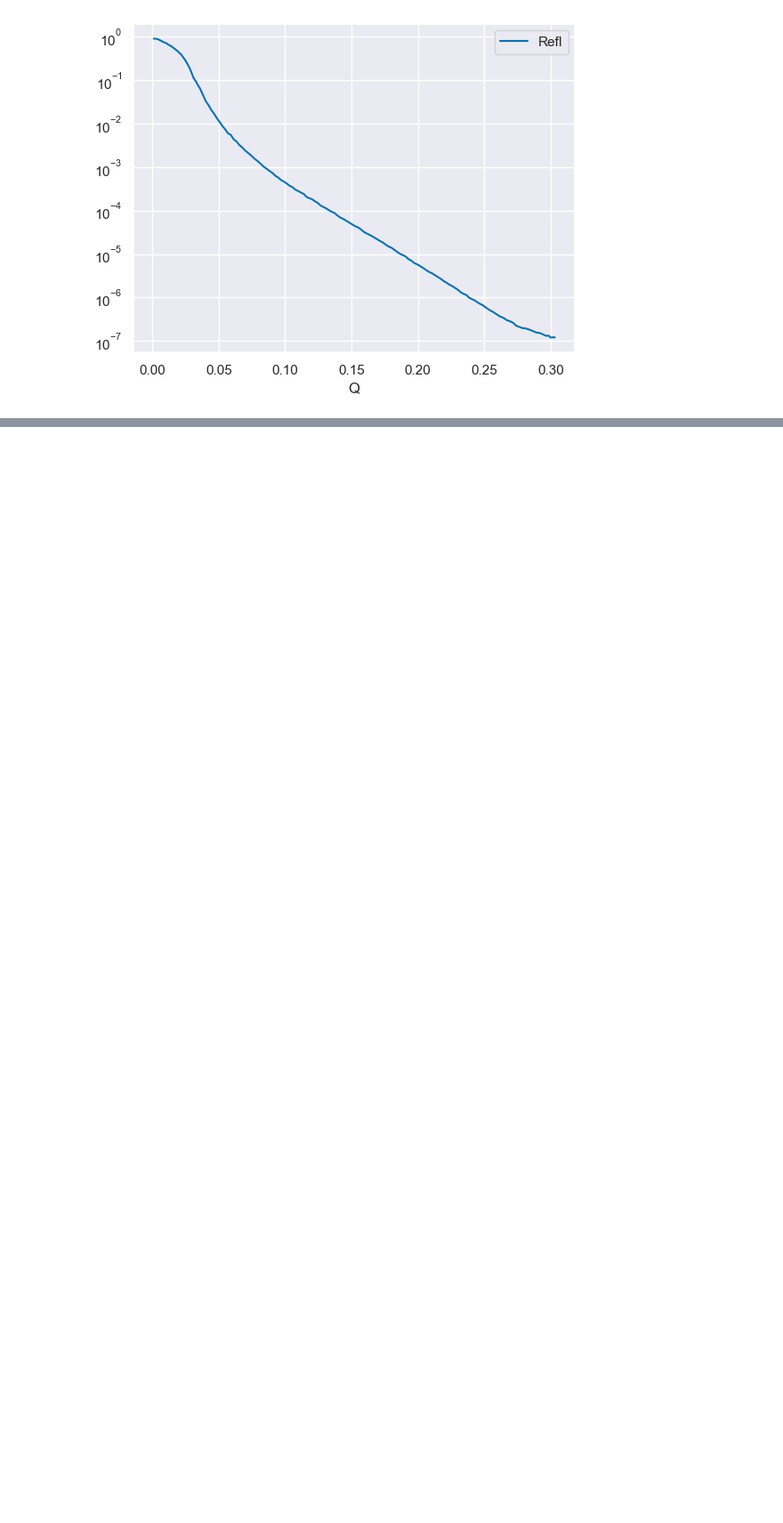
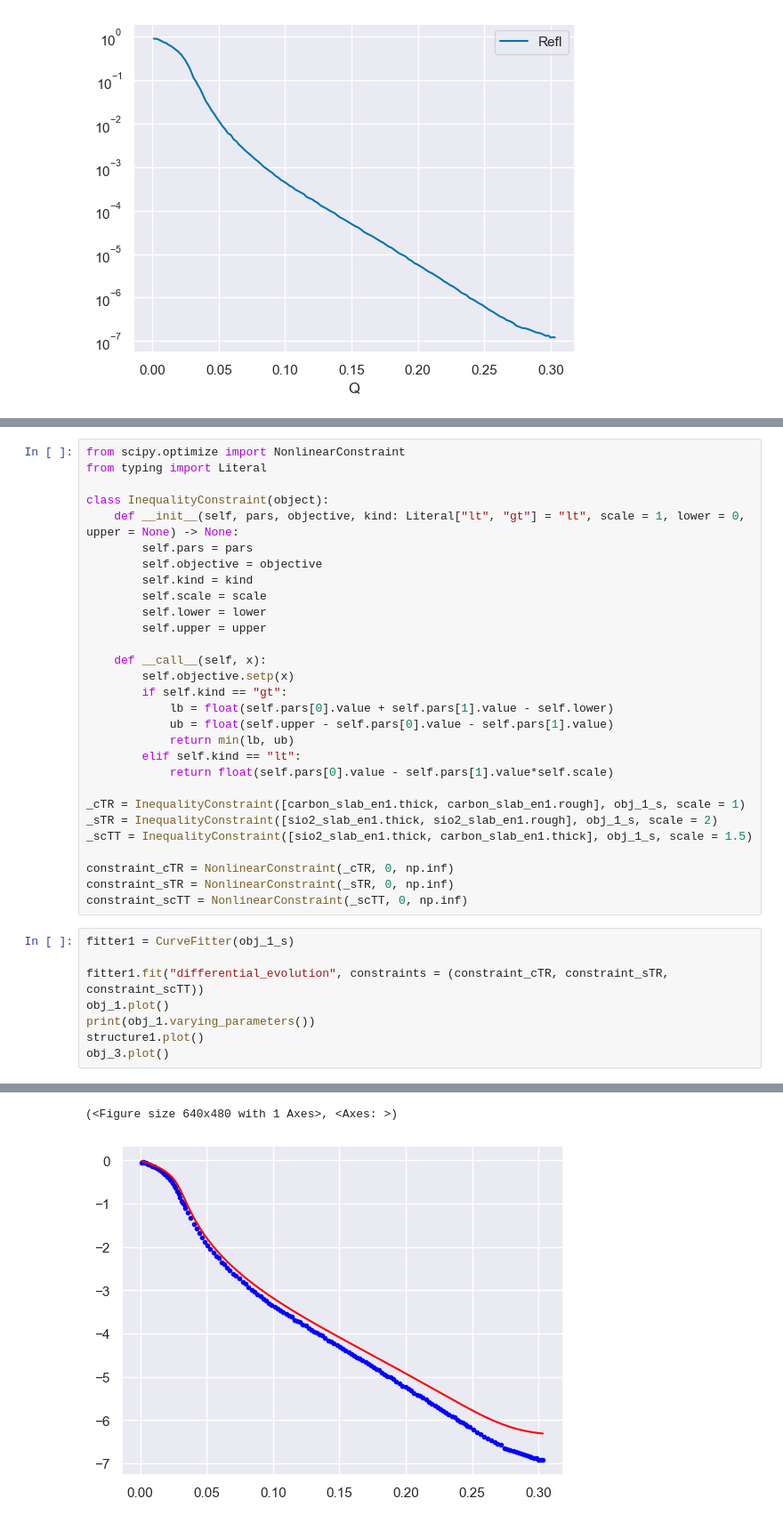
Before and after one commit to WSU-Carbon-Lab/pyref, a Jupyter notebook: src/BareSiFitting.ipynb, the cells around one changed output, grey strips where cells are left out. Shown at 89% size. Cells and saved outputs as stored; diff of their text form; blank space fills up the shorter version.

```diff
--- a/src/BareSiFitting.ipynb
+++ b/src/BareSiFitting.ipynb
@@ -392,0 +228,38 @@ Right away this is not ideal. The roughness of carbon is larger than the thickne
+# %%
+from scipy.optimize import NonlinearConstraint
+from typing import Literal
+
+class InequalityConstraint(object):
+    def __init__(self, pars, objective, kind: Literal["lt", "gt"] = "lt", scale = 1, lower = 0, upper = None) -> None:
+        self.pars = pars
+        self.objective = objective
+        self.kind = kind
+        self.scale = scale
+        self.lower = lower
+        self.upper = upper
+
+    def __call__(self, x):
+        self.objective.setp(x)
+        if self.kind == "gt":
+            lb = float(self.pars[0].value + self.pars[1].value - self.lower)
+            ub = float(self.upper - self.pars[0].value - self.pars[1].value)
+            return min(lb, ub)
+        elif self.kind == "lt":
+            return float(self.pars[0].value - self.pars[1].value*self.scale)
+
+_cTR = InequalityConstraint([carbon_slab_en1.thick, carbon_slab_en1.rough], obj_1_s, scale = 1)
+_sTR = InequalityConstraint([sio2_slab_en1.thick, sio2_slab_en1.rough], obj_1_s, scale = 2)
+_scTT = InequalityConstraint([sio2_slab_en1.thick, carbon_slab_en1.thick], obj_1_s, scale = 1.5)
+
+constraint_cTR = NonlinearConstraint(_cTR, 0, np.inf)
+constraint_sTR = NonlinearConstraint(_sTR, 0, np.inf)
+constraint_scTT = NonlinearConstraint(_scTT, 0, np.inf)
+# %%
+fitter1 = CurveFitter(obj_1_s)
+
+fitter1.fit("differential_evolution", constraints = (constraint_cTR, constraint_sTR, constraint_scTT))
+obj_1.plot()
+print(obj_1.varying_parameters())
+structure1.plot()
+obj_3.plot()
+# %% [output]
@@ -392,0 +275,2 @@ Right away this is not ideal. The roughness of carbon is larger than the thickne
+(<Figure size 640x480 with 1 Axes>, <Axes: >)
+[figure, added]
```
Also changed, not shown: parts of 41 cells of this notebook.
